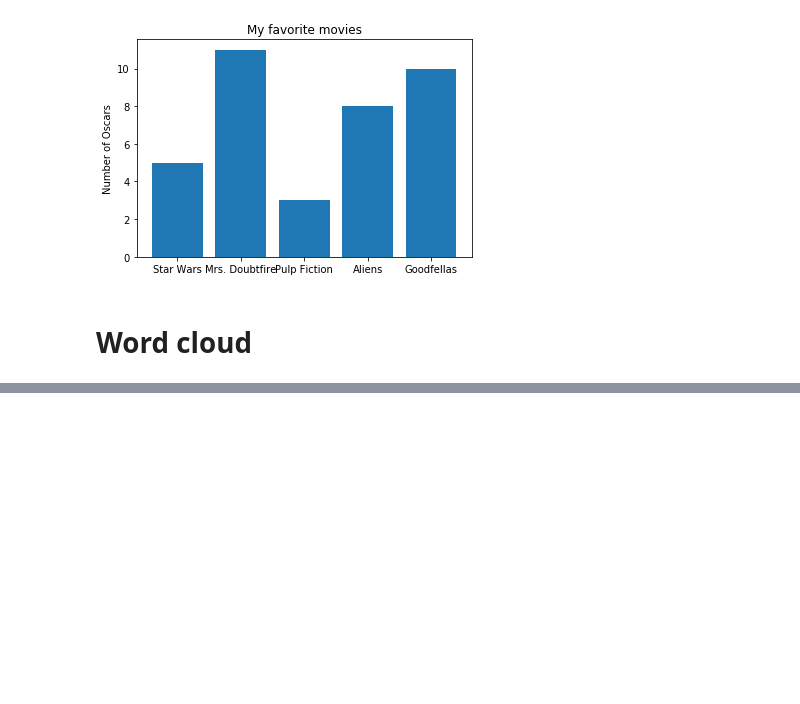
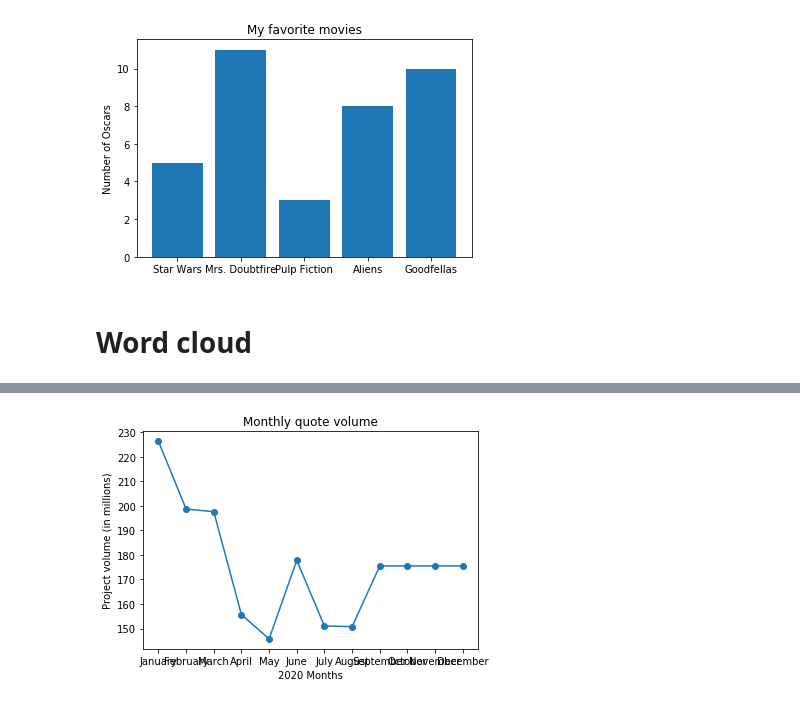
Before and after one commit to gorbulus/DS_Playbook, a Jupyter notebook: Matplotlib.ipynb, the cells around one changed output, grey strips where cells are left out. Saved outputs shown, nothing was run; the diff lists cells and outputs as text; code cells hidden in the pictures; blank space fills up the shorter version.

```diff
--- a/Matplotlib.ipynb
+++ b/Matplotlib.ipynb
@@ -92,0 +81,12 @@ for word, job_popularity, resume_popularity in data:
+# %%
+months = ["January", "February", "March", "April", "May", "June", "July", "August", "September", "October", "November", "December"]
+totals = [226.3, 198.7, 197.6, 155.7, 145.8, 177.8, 151.05, 150.8, 175.5, 175.5, 175.5, 175.5]
+# %%
+plt.plot(months, totals, marker='o', linestyle='solid')
+plt.title("Monthly quote volume")
+plt.ylabel("Project volume (in millions)")
+plt.xlabel("2020 Months")
+
+plt.show()
+# %% [output]
+[figure, added]
```
Also changed, not shown: parts of 14 cells of this notebook.
